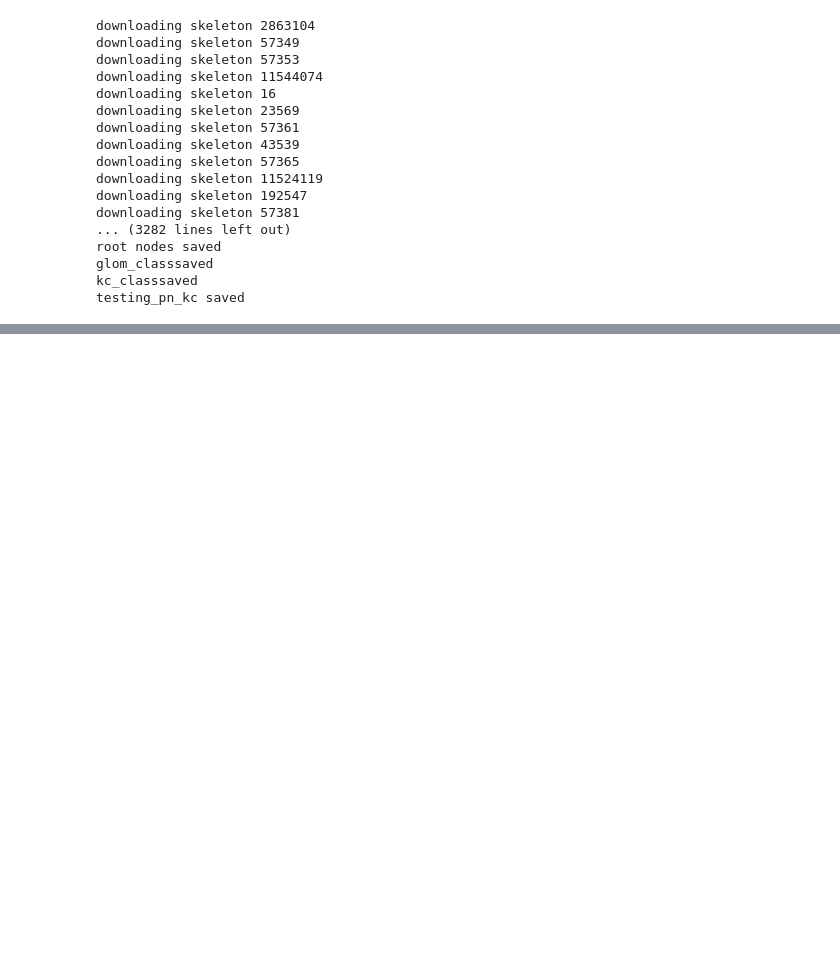
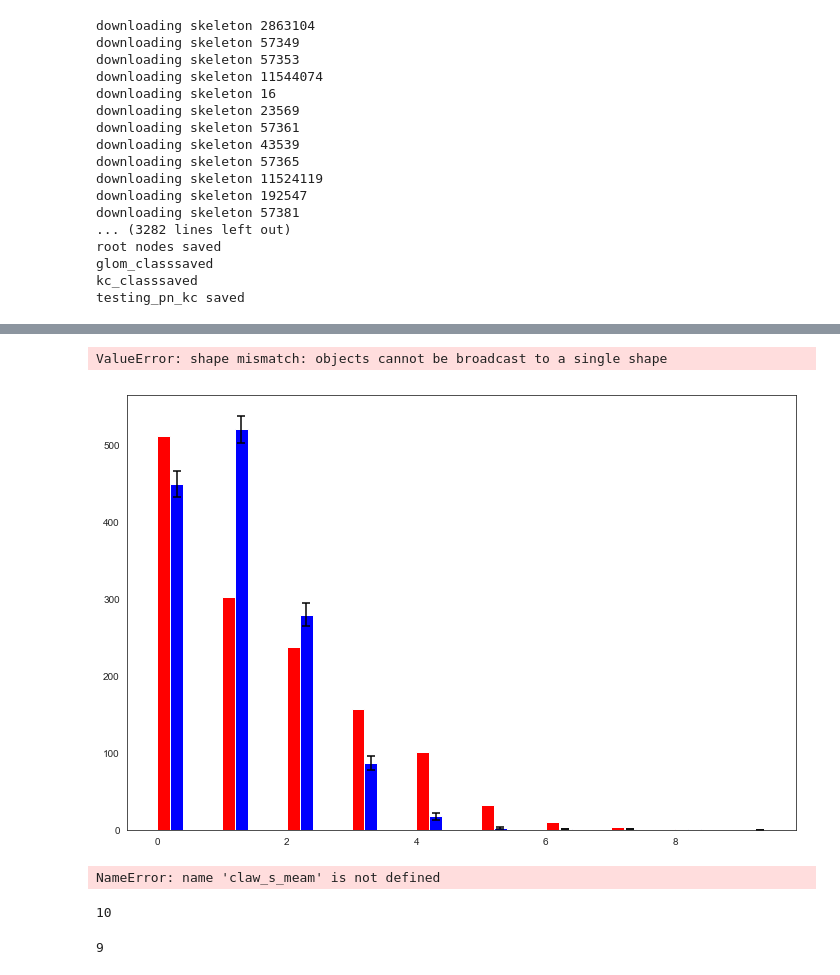
Before and after one commit to bocklab/pn_kc, a Jupyter notebook: revamp/200323-revamp_process.ipynb, the cells around one changed output, grey strips where cells are left out. Drawn from its saved outputs; the diff is of its cells as text; code cells hidden in the pictures; blank space fills up the shorter version.

```diff
--- a/revamp/200323-revamp_process.ipynb
+++ b/revamp/200323-revamp_process.ipynb
@@ -128,24 +92,0 @@ for i in range(num_exp):
-# %%
-plt.style.use('seaborn-deep')
-fig, ax1 = plt.subplots()
-clawhist = ax1.hist(sfl_claw_set)
-ax1.plot(ob_claw, 4, 'ro', ms=12)
-fig.set_size_inches([10,6])
-# plt.savefig(save_path + '191117-num_claws_for_comm_vs_noncomm_allKCs.png')
-# mean - 1412.5
-# std - 34.0
-# observed - 1901
-# 14.3 std
-# (ob_claw - np.mean(sfl_claw_set))/np.std(sfl_claw_set)
-
-fig = plt.figure()
-plt.hist(sfl_kc_set)
-plt.plot(ob_kc, 4, 'ro', ms=12)
-fig.set_size_inches([10,6])
-# plt.savefig(save_path + '191117-num_kcs_for_comm_vs_noncomm_allKCs.png')
-# mean - 903.4
-# std - 17.3
-# observed - 844
-# 3.4 std
-
-# 200226 re-plot the above figure with the same data
@@ -161,0 +241,25 @@ plt.show()
+# %%
+fig, ax = plt.subplots(figsize=(12, 8))
+ind = ob_p.index
+width = 0.2
+
+first = ind + width/2;
+er_bars = dict(ecolor='black', lw=1.5, capsize=4, capthick=1.5);
+
+r1 = ax.bar(first, ob_p, width, color='r', align='center')
+r2 = ax.bar(first + width, btn_s_mean_p, width, color='b', align='center', yerr=btn_s_std_p, error_kw=er_bars)
+r3 = ax.bar(first + width*2, claw_s_mean_p, width, color='y', align='center', yerr=claw_s_std_p, error_kw=er_bars)
+r4 = ax.bar(first + width*3, local_s_mean, width, color='c', align='center', yerr=local_s_std, error_kw=er_bars)
+ax.legend((r1[0], r2[0], r3[0], r4[0]), ('observed', 'bouton random model', 'claw random model', 'local bouton random model'), fontsize=15)
+ax.tick_params(axis='both', labelsize=20)
+ax.set_xlim(0,max(ind)+1)
+ax.set_ylim(top=550)
+plt.xticks(ind + width*2, [int(i) for i in ind])
+plt.show()
+# %% [output]
+ValueError: shape mismatch: objects cannot be broadcast to a single shape
+[figure, added]
+# %%
+claw_s_mean_p = claw_s_meam
+# %% [output]
+NameError: name 'claw_s_meam' is not defined
@@ -161,0 +324,9 @@ plt.show()
+# %%
+all_set = [ob, btn_s_mean, btn_s_std, claw_s_mean, claw_s_std, local_s_mean, local_s_std]
+max([len(i) for i in all_set])
+# %% [output]
+10
+# %%
+len(ob)
+# %% [output]
+9
```
Also changed, not shown: parts of 7 cells of this notebook, 4 other files.
